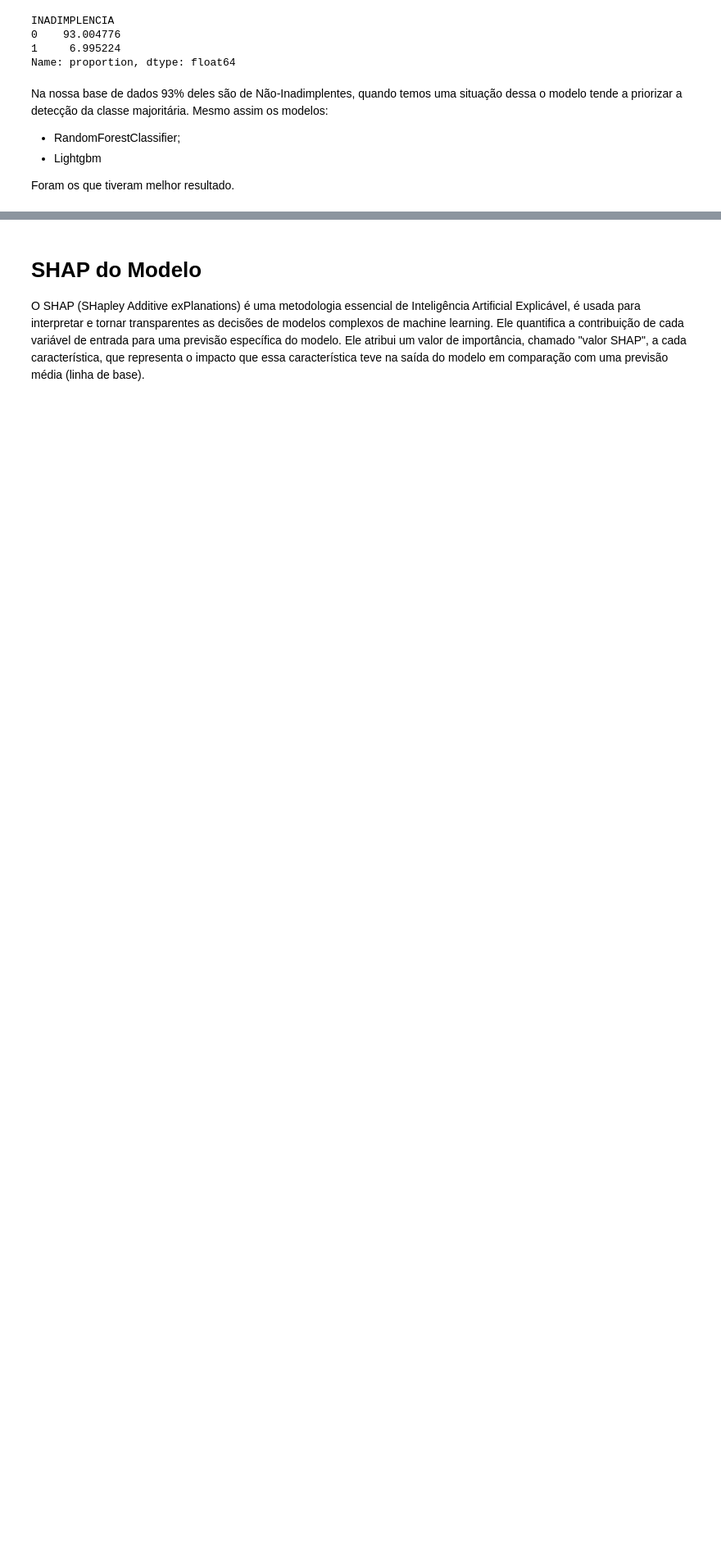
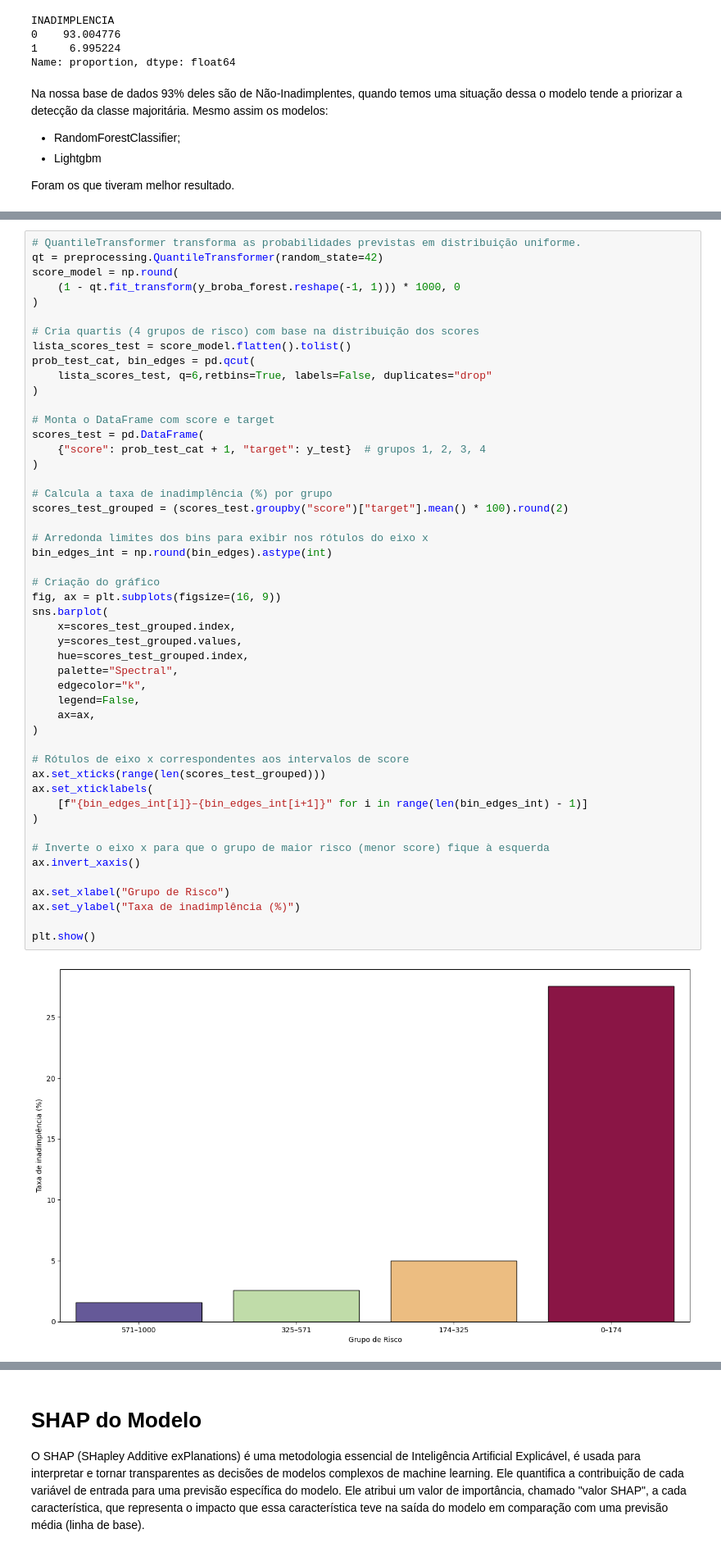
Before and after one commit to rrafahenrique/Modelo-Preditivo-Inadimplencia, a Jupyter notebook: DESAFIO - PARTE III.ipynb, the cells around one changed output, grey strips where cells are left out. Shown: that part at 82% size. Saved outputs shown, nothing was run; the diff lists cells and outputs as text; blank space fills up the shorter version.

Commit message:
Update do projeto, grafico, taxa de risco, etc

```diff
--- a/DESAFIO - PARTE III.ipynb
+++ b/DESAFIO - PARTE III.ipynb
@@ -504,0 +580,51 @@ Foram os que tiveram melhor resultado.
+# %%
+# QuantileTransformer transforma as probabilidades previstas em distribuição uniforme.
+qt = preprocessing.QuantileTransformer(random_state=42)
+score_model = np.round(
+    (1 - qt.fit_transform(y_broba_forest.reshape(-1, 1))) * 1000, 0
+)
+
+# Cria quartis (4 grupos de risco) com base na distribuição dos scores
+lista_scores_test = score_model.flatten().tolist()
+prob_test_cat, bin_edges = pd.qcut(
+    lista_scores_test, q=6,retbins=True, labels=False, duplicates="drop"
+)
+
+# Monta o DataFrame com score e target
+scores_test = pd.DataFrame(
+    {"score": prob_test_cat + 1, "target": y_test}  # grupos 1, 2, 3, 4
+)
+
+# Calcula a taxa de inadimplência (%) por grupo
+scores_test_grouped = (scores_test.groupby("score")["target"].mean() * 100).round(2)
+
+# Arredonda limites dos bins para exibir nos rótulos do eixo x
+bin_edges_int = np.round(bin_edges).astype(int)
+
+# Criação do gráfico
+fig, ax = plt.subplots(figsize=(16, 9))
+sns.barplot(
+    x=scores_test_grouped.index,
+    y=scores_test_grouped.values,
+    hue=scores_test_grouped.index,
+    palette="Spectral",
+    edgecolor="k",
+    legend=False,
+    ax=ax,
+)
+
+# Rótulos de eixo x correspondentes aos intervalos de score
+ax.set_xticks(range(len(scores_test_grouped)))
+ax.set_xticklabels(
+    [f"{bin_edges_int[i]}–{bin_edges_int[i+1]}" for i in range(len(bin_edges_int) - 1)]
+)
+
+# Inverte o eixo x para que o grupo de maior risco (menor score) fique à esquerda
+ax.invert_xaxis()
+
+ax.set_xlabel("Grupo de Risco")
+ax.set_ylabel("Taxa de inadimplência (%)")
+
+plt.show()
+# %% [output]
+[figure, added]
```
Also changed, not shown: parts of 40 cells of this notebook, 3 other files.
